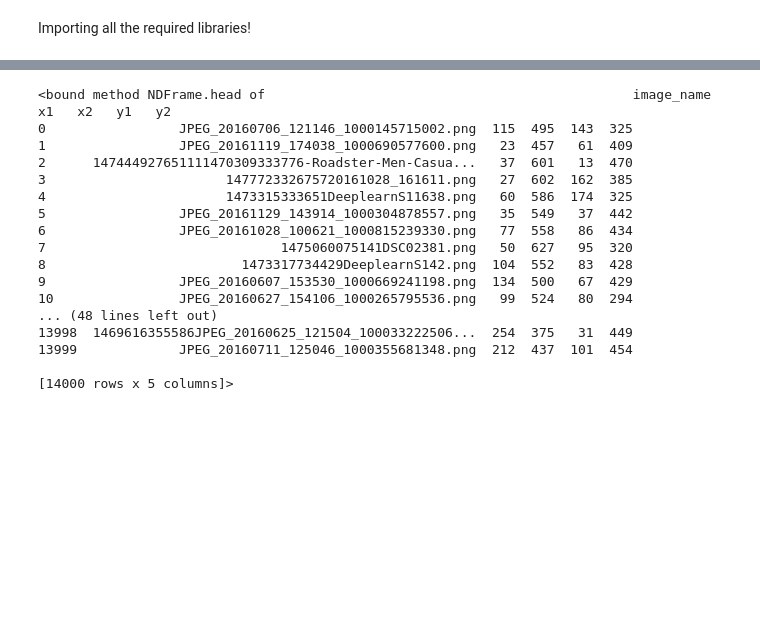
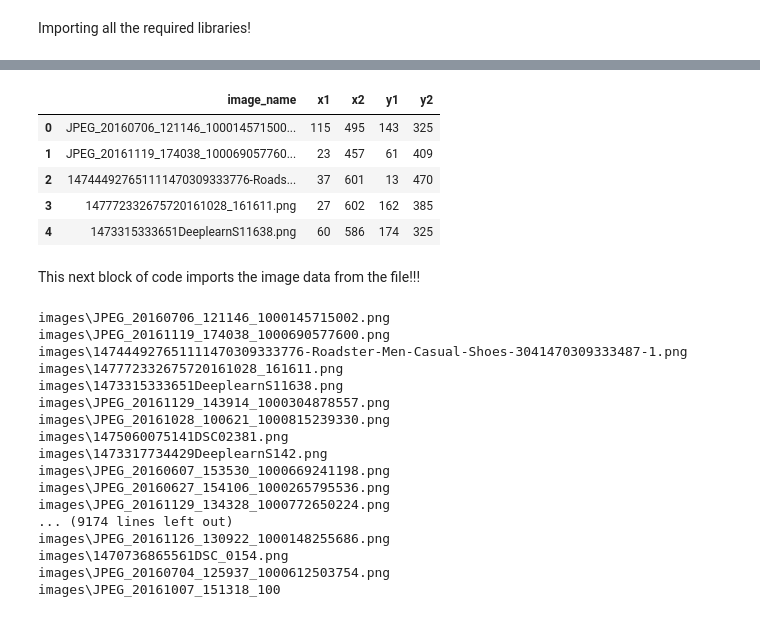
Before and after one commit to ashwinvaswani/FlipkartGrid, a Jupyter notebook: Untitled.ipynb, the cells around one changed output, grey strips where cells are left out. Cells and saved outputs as stored; diff of their text form; code cells hidden in the pictures; blank space fills up the shorter version.

```diff
--- a/Untitled.ipynb
+++ b/Untitled.ipynb
@@ -9,23 +9,12 @@ ImportError: No module named 'skimage'
 # %%
 train_df=pd.read_csv('training.csv')
 # %%
-train_df.head
+train_df.head()
 # %% [output]
-<bound method NDFrame.head of                                               image_name   x1   x2   y1   y2
-0                 JPEG_20160706_121146_1000145715002.png  115  495  143  325
-1                 JPEG_20161119_174038_1000690577600.png   23  457   61  409
-2      147444927651111470309333776-Roadster-Men-Casua...   37  601   13  470
-3                       147772332675720161028_161611.png   27  602  162  385
-4                       1473315333651DeeplearnS11638.png   60  586  174  325
-5                 JPEG_20161129_143914_1000304878557.png   35  549   37  442
-6                 JPEG_20161028_100621_1000815239330.png   77  558   86  434
-7                              1475060075141DSC02381.png   50  627   95  320
-8                         1473317734429DeeplearnS142.png  104  552   83  428
-9                 JPEG_20160607_153530_1000669241198.png  134  500   67  429
-10                JPEG_20160627_154106_1000265795536.png   99  524   80  294
-... (48 lines left out)
-13998  1469616355586JPEG_20160625_121504_100033222506...  254  375   31  449
-13999             JPEG_20160711_125046_1000355681348.png  212  437  101  454
-
-[14000 rows x 5 columns]>
+|  | image_name | x1 | x2 | y1 | y2 |
+| 0 | JPEG_20160706_121146_100014571500... | 115 | 495 | 143 | 325 |
+| 1 | JPEG_20161119_174038_100069057760... | 23 | 457 | 61 | 409 |
+| 2 | 147444927651111470309333776-Roads... | 37 | 601 | 13 | 470 |
+| 3 | 147772332675720161028_161611.png | 27 | 602 | 162 | 385 |
+| 4 | 1473315333651DeeplearnS11638.png | 60 | 586 | 174 | 325 |
 # %%
@@ -33 +22,38 @@ train_img_list = glob.glob("images/*")
+# %% [markdown]
+This next block of code imports the image data from the file!!!
+# %%
+import scipy
+
+train_img_data = []
+test_img_data = []
+train_label_data = []
+test_label_data = []
+i=0
+for img in train_df['image_name'].values:
+    imgn='images\\'+ img
+    if imgn in train_img_list :
+        img_read = imageio.imread(imgn)
+        train_img_data.append(img_read)
+        train_label_data.append(img)
+        print(imgn)
+    else:
+        print('missing')
+# %% [output]
+images\JPEG_20160706_121146_1000145715002.png
+images\JPEG_20161119_174038_1000690577600.png
+images\147444927651111470309333776-Roadster-Men-Casual-Shoes-3041470309333487-1.png
+images\147772332675720161028_161611.png
+images\1473315333651DeeplearnS11638.png
+images\JPEG_20161129_143914_1000304878557.png
+images\JPEG_20161028_100621_1000815239330.png
+images\1475060075141DSC02381.png
+images\1473317734429DeeplearnS142.png
+images\JPEG_20160607_153530_1000669241198.png
+images\JPEG_20160627_154106_1000265795536.png
+images\JPEG_20161129_134328_1000772650224.png
+... (9174 lines left out)
+images\JPEG_20161126_130922_1000148255686.png
+images\1470736865561DSC_0154.png
+images\JPEG_20160704_125937_1000612503754.png
+images\JPEG_20161007_151318_100
 # %%
```
Also changed, not shown: parts of 10 cells of this notebook, 1 other file.
